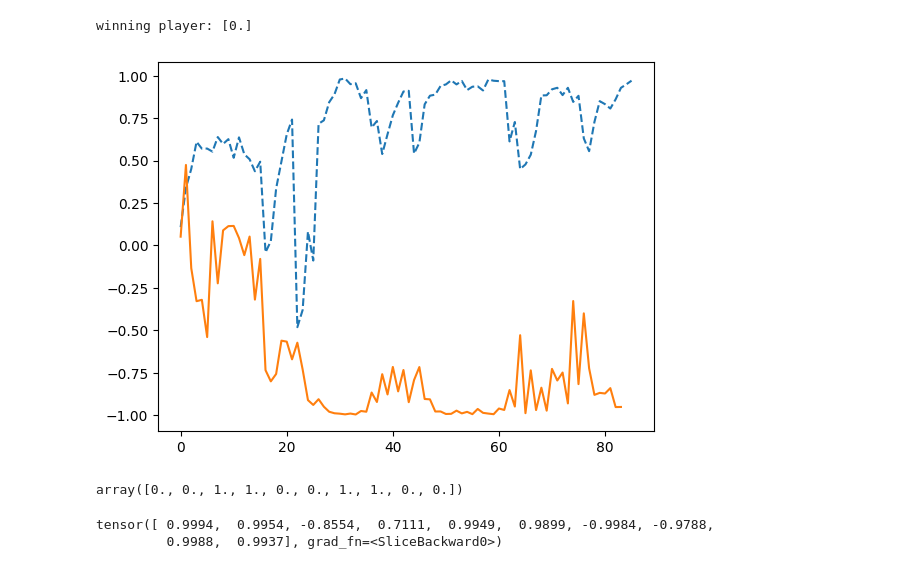
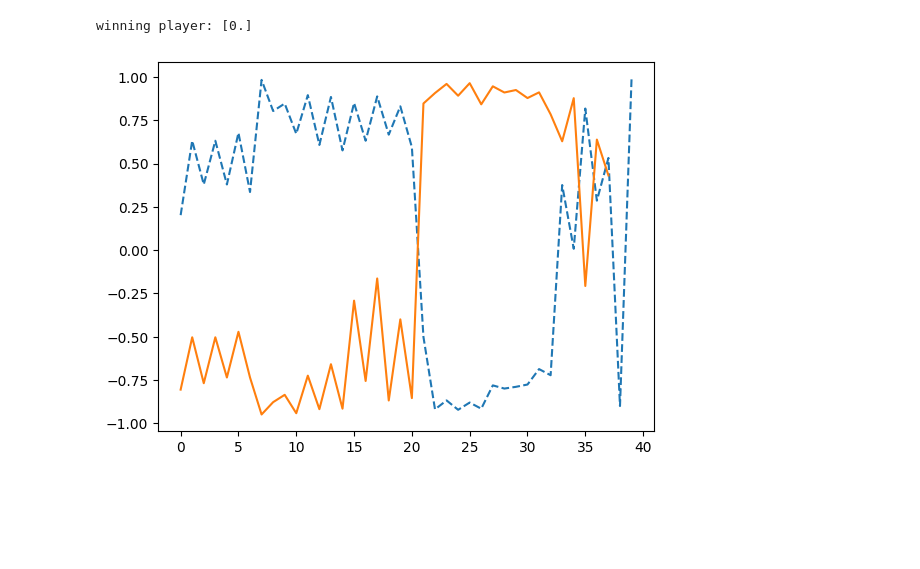
Before and after one commit to Whakamua/machi-koro-ai, a Jupyter notebook: analysis/analyze_buffers.ipynb, the cells around one changed output. Drawn from its saved outputs; the diff is of its cells as text; code cells hidden in the pictures; blank space fills up the shorter version.

```diff
--- a/analysis/analyze_buffers.ipynb
+++ b/analysis/analyze_buffers.ipynb
@@ -29,10 +200,4 @@ import numpy as np
 # %%
-# buffers = []
-# for i in range(10):
-#     with open(f"checkpoints/{i}.pkl", "rb") as file:
-#         buffers.append(pickle.load(file))
-
-# buffer = buffers[0].get_big_buffer()
-# buffer.combine_buffers(buffers)
-
-# buffer.compute_values()
+with open(f"checkpoints/1.pkl", "rb") as file:
+    buffer = pickle.load(file)
+buffer.size
@@ -39,3 +205,0 @@ import numpy as np
-# %%
-with open(f"checkpoints/0.pkl", "rb") as file:
-    buffer = pickle.load(file)
@@ -142,13 +206,22 @@ class PVNet(nn.Module):
 # %%
-env = MachiKoro(n_players=2)
-env = GymMachiKoro(env)
+env = GymMachiKoro(n_players=2, card_info_path="card_info_quick_game.yaml")
 
-pvnet = torch.load("checkpoints/0.pt") # PVNet(env.observation_space, env.action_space)
+# pvnet = torch.load("checkpoints/0.pt") # PVNet(env.observation_space, env.action_space)
 # %%
 buffer.compute_values()
-train_buffer, val_buffer = buffer.split_buffer(0.2)
-pvnet = PVNet(env.observation_space, env.action_space)
-pvnet.train(train_buffer=train_buffer, val_buffer=val_buffer, batch_size=64, epochs=5)
+train_buffer, val_buffer = buffer.split_buffer_by_episode(0.2)
+info = {
+            "observation_indices": env.observation_indices,
+            "observation_values": env.observation_values,
+            "action_idx_to_str": env._action_idx_to_str,
+            "action_str_to_idx": env._action_str_to_idx,
+            "player_order": env.player_order,
+            "stage_order": env._env._stage_order,
+            "landmarks": env._env._landmark_cards_ascending_in_price,
+            "landmarks_cost": [env.card_info[landmark]["cost"] for landmark in env._env._landmark_cards_ascending_in_price]
+        }
+pvnet = PVNet(env.observation_space, env.action_space, info)
+pvnet.train(train_buffer=train_buffer, val_buffer=val_buffer, batch_size=64, epochs=20)
 
 prob_preds, value_preds = pvnet.forward(torch.tensor(buffer.obss).to(torch.float32))
 
@@ -238,21 +291,12 @@ for i in range(len(obss)):
 # %%
-obss, actions, rewards, next_obss, dones, player_ids, action_masks, values, probs = buffer.get_episode(1)
+obss, actions, rewards, next_obss, dones, player_ids, action_masks, values, probs = val_buffer.get_episode(2)
 prob_preds, value_preds = pvnet.forward(torch.tensor(obss).to(torch.float32))
 p0_indices, _ = np.where(player_ids == 0)
 p1_indices, _  = np.where(player_ids == 1)
 print(f"winning player: {player_ids[-1]}")
 plt.plot(np.arange(len(p0_indices)), value_preds[p0_indices].detach().numpy(), "--")
 plt.plot(np.arange(len(p1_indices)), value_preds[p1_indices].detach().numpy(), "-")
 plt.show()
 # %% [output]
 winning player: [0.]
-[figure, old version]
+[figure, new version]
-# %%
-player_ids.flatten()[:10]
-# %% [output]
-array([0., 0., 1., 1., 0., 0., 1., 1., 0., 0.])
-# %%
-value_preds.flatten()[:10]
-# %% [output]
-tensor([ 0.9994,  0.9954, -0.8554,  0.7111,  0.9949,  0.9899, -0.9984, -0.9788,
-         0.9988,  0.9937], grad_fn=<SliceBackward0>)
```
Also changed, not shown: parts of 18 cells of this notebook, 17 other files.
